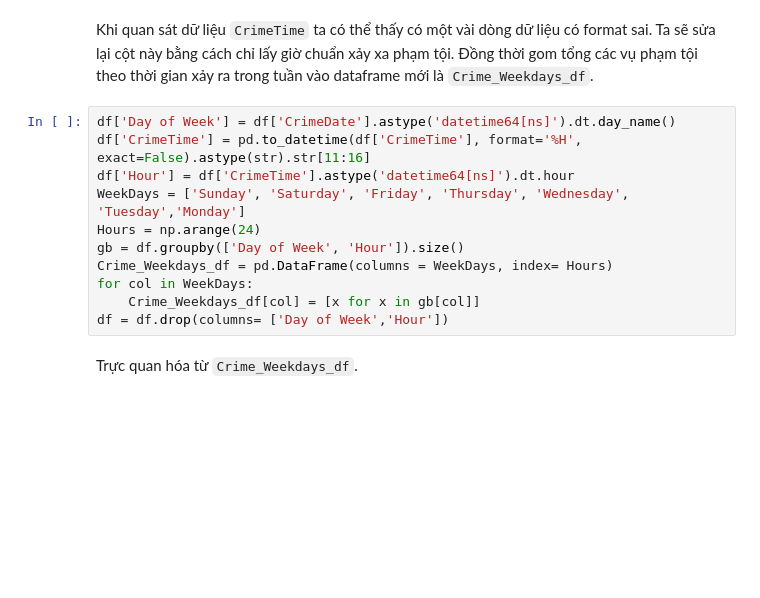
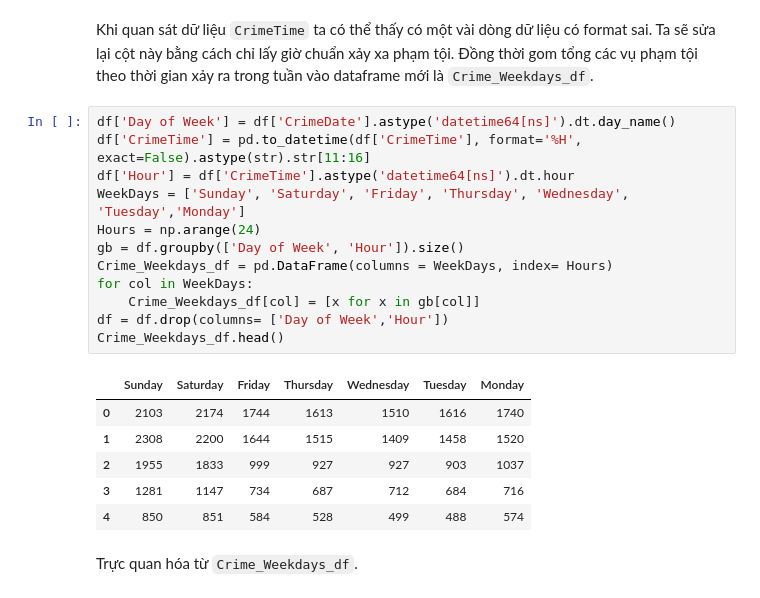
Before and after one commit to Miruku2201/VisualizeLab02, a Jupyter notebook: EDA.ipynb, the cells around one changed output. Saved outputs shown, nothing was run; the diff lists cells and outputs as text; blank space fills up the shorter version.

```diff
--- a/EDA.ipynb
+++ b/EDA.ipynb
@@ -425,14 +425,22 @@ Khi quan sát dữ liệu `CrimeTime` ta có thể thấy có một vài dòng d
 # %%
 df['Day of Week'] = df['CrimeDate'].astype('datetime64[ns]').dt.day_name()
 df['CrimeTime'] = pd.to_datetime(df['CrimeTime'], format='%H', exact=False).astype(str).str[11:16]
 df['Hour'] = df['CrimeTime'].astype('datetime64[ns]').dt.hour
 WeekDays = ['Sunday', 'Saturday', 'Friday', 'Thursday', 'Wednesday', 'Tuesday','Monday']
 Hours = np.arange(24)
 gb = df.groupby(['Day of Week', 'Hour']).size()
 Crime_Weekdays_df = pd.DataFrame(columns = WeekDays, index= Hours)
 for col in WeekDays:
     Crime_Weekdays_df[col] = [x for x in gb[col]]
 df = df.drop(columns= ['Day of Week','Hour'])
+Crime_Weekdays_df.head()
+# %% [output]
+|  | Sunday | Saturday | Friday | Thursday | Wednesday | Tuesday | Monday |
+| 0 | 2103 | 2174 | 1744 | 1613 | 1510 | 1616 | 1740 |
+| 1 | 2308 | 2200 | 1644 | 1515 | 1409 | 1458 | 1520 |
+| 2 | 1955 | 1833 | 999 | 927 | 927 | 903 | 1037 |
+| 3 | 1281 | 1147 | 734 | 687 | 712 | 684 | 716 |
+| 4 | 850 | 851 | 584 | 528 | 499 | 488 | 574 |
 # %% [markdown]
 Trực quan hóa từ `Crime_Weekdays_df`.
 # %%
```
Also changed, not shown: parts of 7 cells of this notebook.
